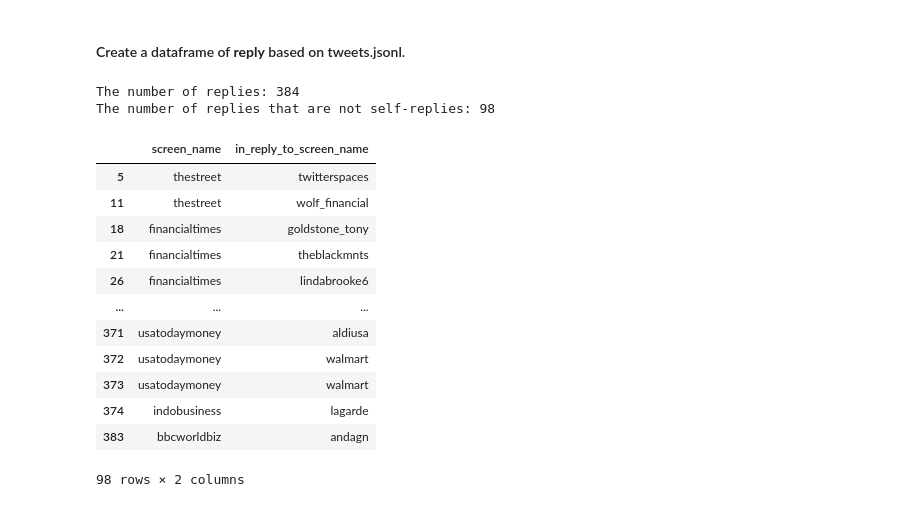
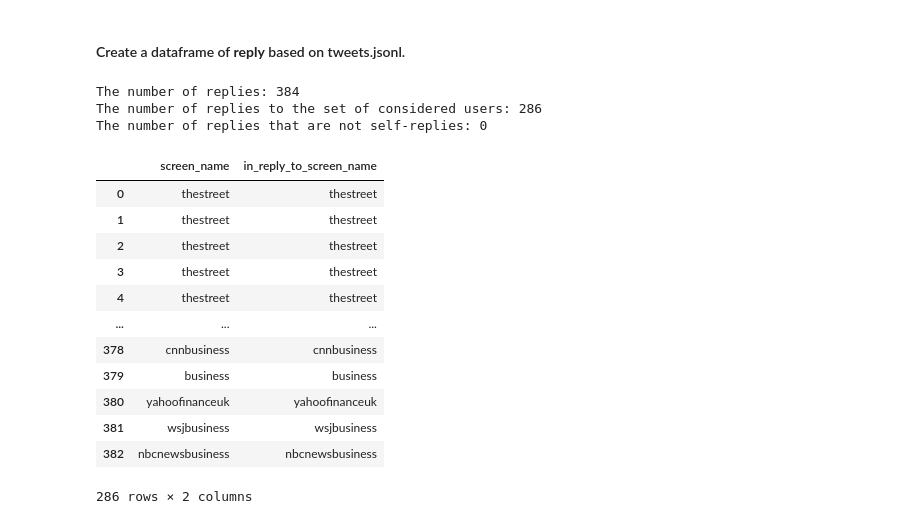
Before and after one commit to kbankowski/2022-11_data-academy, a Jupyter notebook: Level2/Group Projects/07_Network_Twitter/Project_Codes.ipynb, the cells around one changed output. Drawn from its saved outputs; the diff is of its cells as text; code cells hidden in the pictures.

```diff
--- a/Level2/Group Projects/07_Network_Twitter/Project_Codes.ipynb
+++ b/Level2/Group Projects/07_Network_Twitter/Project_Codes.ipynb
@@ -530,29 +519,35 @@ print("The number of replies: %d" % len(df4_selected))
 df4_merged = df4_selected.merge(df2_selected_modi_sorted, left_on='user.id', right_on='id')
 df4_merged['in_reply_to_screen_name'] = df4_merged['in_reply_to_screen_name'].str.lower()
 
+# Keep replies to users considered in the assignment
+df4_merged_selected = df4_merged[df4_merged['in_reply_to_screen_name'].isin(df2_selected_modi_sorted['screen_name'])]
+selected_columns = ['screen_name', 'in_reply_to_screen_name']
+df4_merged_selected = df4_merged_selected[selected_columns]
+print("The number of replies to the set of considered users: %d" % len(df4_merged_selected))
+
+# Count occurances of the same rows
+df4_merged_selected_grouped = df4_merged_selected.groupby(df4_merged_selected.columns.tolist()).size().reset_index().rename(columns={0: 'count'})
+
 # Since there are plenty of self-replies eliminate them
-df4_merged_unique = df4_merged[df4_merged['in_reply_to_screen_name'] != df4_merged['screen_name']]
-selected_columns = ['screen_name', 'in_reply_to_screen_name']
+df4_merged_unique = df4_merged_selected[df4_merged_selected['in_reply_to_screen_name'] != df4_merged_selected['screen_name']]
 print("The number of replies that are not self-replies: %d" % len(df4_merged_unique))
-
-# Select relevant columns
-# screen_name is an author of a tweet reply
-# in_reply_to_screen_name is a user to whom a reply is addressed
-df4_merged_unique = df4_merged_unique[selected_columns]
-df4_merged_unique.head(len(df4_merged_unique))
 # %% [output]
 The number of replies: 384
-The number of replies that are not self-replies: 98
+The number of replies to the set of considered users: 286
+The number of replies that are not self-replies: 0
-|  | screen_name | in_reply_to_screen_name |
-| 5 | thestreet | twitterspaces |
-| 11 | thestreet | wolf_financial |
-| 18 | financialtimes | goldstone_tony |
-| 21 | financialtimes | theblackmnts |
-| 26 | financialtimes | lindabrooke6 |
-| ... | ... | ... |
-| 371 | usatodaymoney | aldiusa |
-| 372 | usatodaymoney | walmart |
-| 373 | usatodaymoney | walmart |
-| 374 | indobusiness | lagarde |
-| 383 | bbcworldbiz | andagn |
-98 rows × 2 columns
+# %%
+df4_merged_selected.head(len(df4_merged_selected))
+# %% [output]
+|  | screen_name | in_reply_to_screen_name |
+| 0 | thestreet | thestreet |
+| 1 | thestreet | thestreet |
+| 2 | thestreet | thestreet |
+| 3 | thestreet | thestreet |
+| 4 | thestreet | thestreet |
+| ... | ... | ... |
+| 378 | cnnbusiness | cnnbusiness |
+| 379 | business | business |
+| 380 | yahoofinanceuk | yahoofinanceuk |
+| 381 | wsjbusiness | wsjbusiness |
+| 382 | nbcnewsbusiness | nbcnewsbusiness |
+286 rows × 2 columns
```
Also changed, not shown: parts of 2 cells of this notebook.
